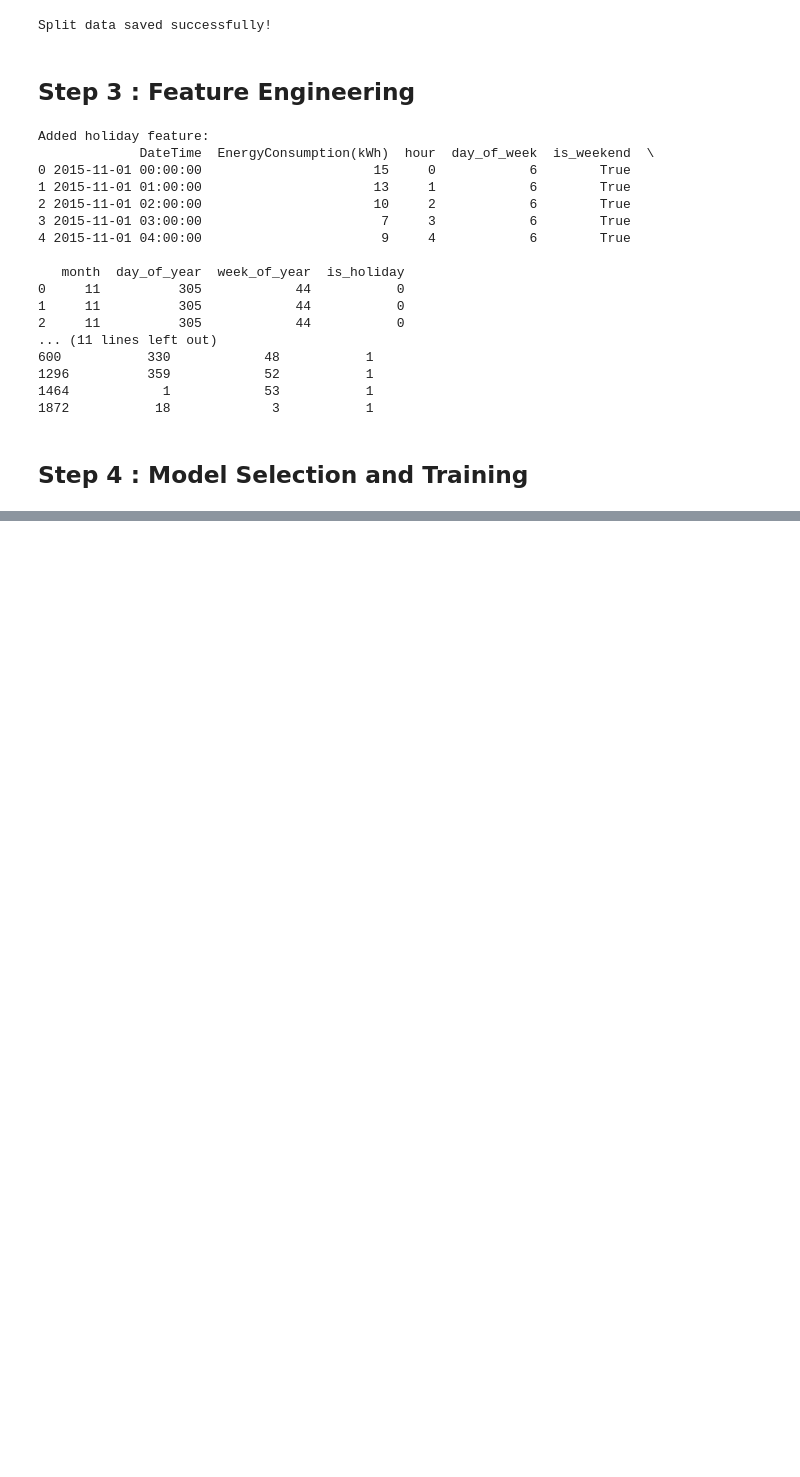
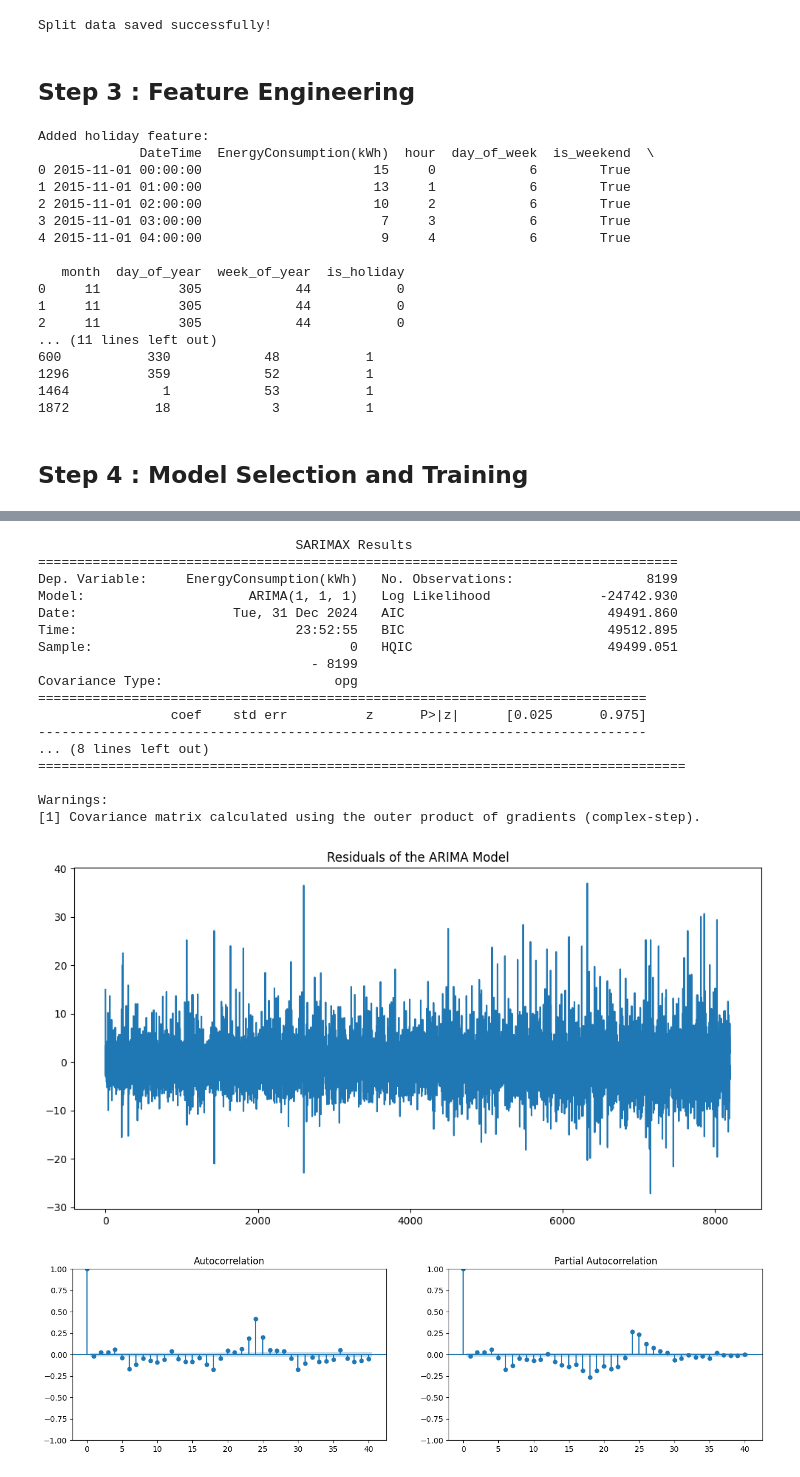
Before and after one commit to Adel2411/energy-consumption-prediction, a Jupyter notebook: energy_forecaster.ipynb, the cells around one changed output, grey strips where cells are left out. Cells and saved outputs as stored; diff of their text form; code cells hidden in the pictures; blank space fills up the shorter version.

```diff
--- a/energy_forecaster.ipynb
+++ b/energy_forecaster.ipynb
@@ -465,0 +538,43 @@ Added holiday feature:
+# %%
+
+# For simplicity, let's assume p=1, d=1, q=1
+p = 1
+d = 1
+q = 1
+
+# Fit the ARIMA model
+model = sm.tsa.ARIMA(train_df['EnergyConsumption(kWh)'], order=(p, d, q))
+results = model.fit()
+
+# Print the model summary
+print(results.summary())
+
+# Plot the residuals to check for any patterns
+residuals = results.resid
+plt.figure(figsize=(12, 6))
+plt.plot(residuals)
+plt.title('Residuals of the ARIMA Model')
+plt.show()
+
+# Plot the ACF and PACF of the residuals to check for any patterns
+plot_acf_pacf(residuals)
+# %% [output]
+                                 SARIMAX Results
+==================================================================================
+Dep. Variable:     EnergyConsumption(kWh)   No. Observations:                 8199
+Model:                     ARIMA(1, 1, 1)   Log Likelihood              -24742.930
+Date:                    Tue, 31 Dec 2024   AIC                          49491.860
+Time:                            23:52:55   BIC                          49512.895
+Sample:                                 0   HQIC                         49499.051
+                                   - 8199
+Covariance Type:                      opg
+==============================================================================
+                 coef    std err          z      P>|z|      [0.025      0.975]
+------------------------------------------------------------------------------
+... (8 lines left out)
+===================================================================================
+
+Warnings:
+[1] Covariance matrix calculated using the outer product of gradients (complex-step).
+[figure, added]
+[figure, added]
```
Also changed, not shown: parts of 15 cells of this notebook, 4 other files.
